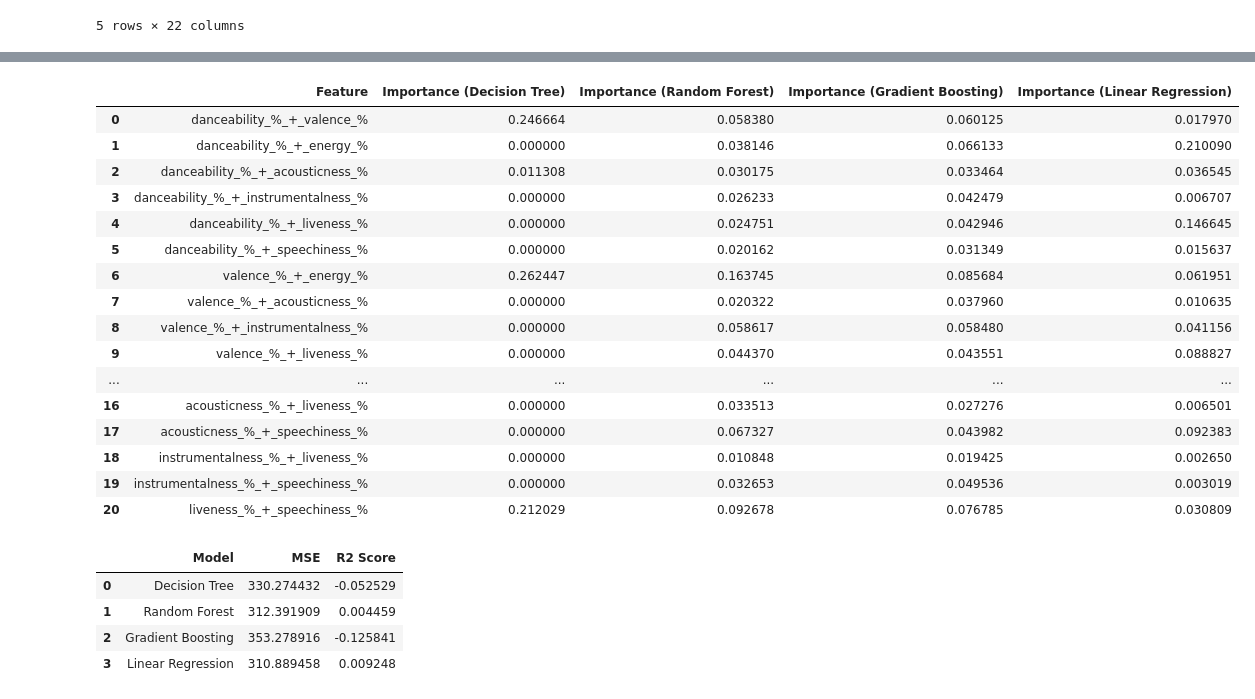
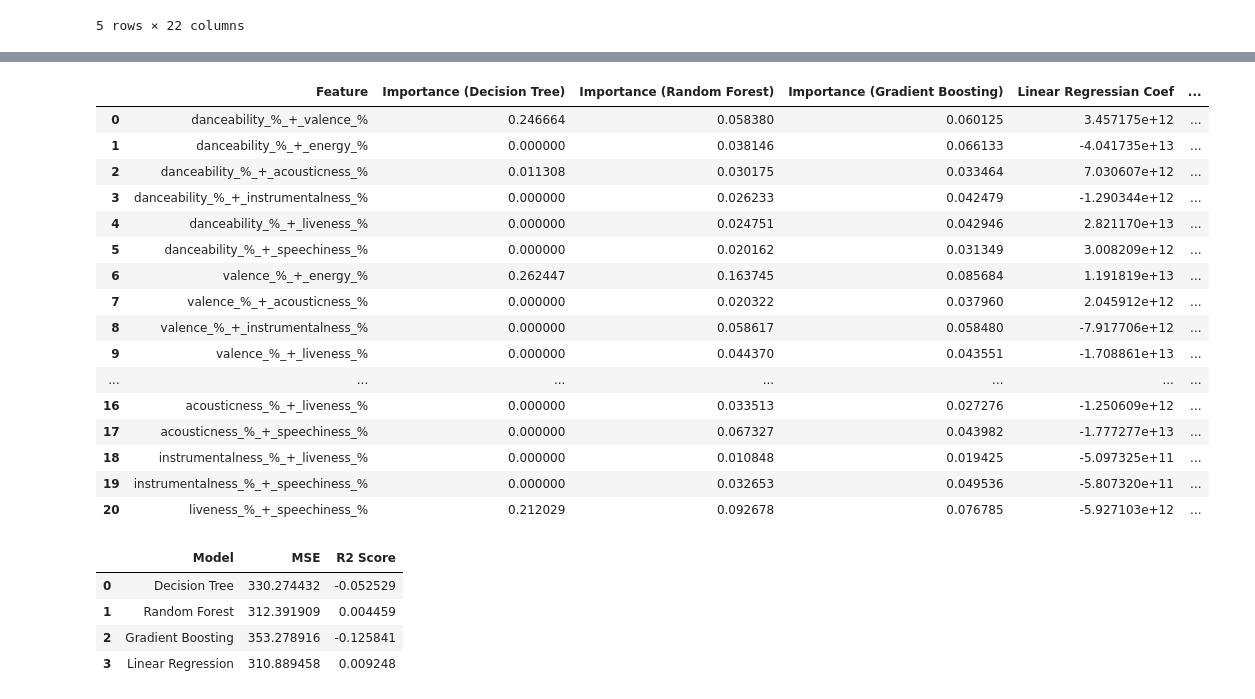
Before and after one commit to Starmam1717/Spotify, a Jupyter notebook: Spotify_notebook.ipynb, the cells around one changed output, grey strips where cells are left out. Drawn from its saved outputs; the diff is of its cells as text; code cells hidden in the pictures.

```diff
--- a/Spotify_notebook.ipynb
+++ b/Spotify_notebook.ipynb
@@ -279,6 +280,8 @@ X_train, X_test, y_train, y_test = train_test_split(X, y, test_size=0.3, random_
 # %%
 mse_list = []
 r2_list = []
+r2_adjusted = []
+means = []
 
 #Looping Through Key BPm and Mode seperatily
 for feature in features:
@@ -299,16 +302,23 @@ for feature in features:
 
     mse_feature = mean_squared_error(y_test_feature, y_pred_feature)
     r2_feature = r2_score(y_test_feature, y_pred_feature)
+    adjusted_r2 = 1 - (1 - r2_feature)*(len(y) -1)/(len(y) - X_feature.shape[1] -1 -1)
+
+    mean = np.mean(X_feature)
+    means.append(mean)
 
     # Append results to lists
     mse_list.append(mse_feature)
     r2_list.append(r2_feature)
+    r2_adjusted.append(adjusted_r2)
 
 
 results_linear_regresion_for_key_bpm_mode_seperatly = pd.DataFrame({
     'Feature': features,
     'MSE': mse_list,
-    'R2 Score': r2_list
+    'R2 Score': r2_list,
+    'Adjusted R2 Score': r2_adjusted,
+    'Means': means
 })
 results_linear_regresion_for_key_bpm_mode_seperatly
 # %% [output]
@@ -684,8 +919,13 @@ features_eng
 means = []
 coef = []
 mse = []
+r2 = []
 
+#To test features success in range of percentages
+pred_results_eng = []
 
+percentage_importances = [(0,20),(20,40),(40,60),(60,80),(80,100)]
+average_percentage = [(low + high)/2 for low, high in percentage_importances]
 
 
 fig, axes = plt.subplots(2, 21, figsize=(100, 15 ))
@@ -705,6 +945,23 @@ for i, column in enumerate(features_eng):
 
     # Predict the target variable for the testing data
     y_pred_feature = model_feature.predict(X_test_feature)
+
+    mse_val = mean_squared_error(y_test_feature, y_pred_feature)
+    re_val = r2_score(y_test_feature, y_pred_feature)
+
+    mse.append(mse_val)
+    r2.append(re_val)
+
+    for j, percentage in enumerate(average_percentage):
+        average_percentage_df = pd.DataFrame({column: [percentage]})
+        prediction = model_feature.predict(average_percentage_df)
+        pred_results_eng.append({
+        'Feature': column,
+        'Percentage Range': f"{percentage_importances[j][0]}-{percentage_importances[j][1]}",
+        'Predicted Success': prediction[0]
+    })
+
+
 
     # Linear regresion and data plots
     axes[0,i].scatter(X_test_feature, y_test_feature, color='blue', label='Actual data')
@@ -749,10 +1006,12 @@ results_mean_coef_feature_eng = pd.DataFrame({
 
     'Feature': features_eng,
     'Means': means,
-    'Coefficients': coef
+    'Coefficients': coef,
+    'R2': r2,
+    'MSE': mse
 })
 
 
-results_mean_coef
+results_mean_coef_feature_eng
 # %% [output]
 [figure]
@@ -812,43 +1100,44 @@ feature_importances_lin = model_lin.coef_
 # %%
 # DataFrame for feature importances
 feature_names = features_eng
 
 
 feature_importances_dict = {
     'Feature': feature_names,
     'Importance (Decision Tree)': feature_importances_dt,
     'Importance (Random Forest)': feature_importances_rf,
-    'Importance (Gradient Boosting)': feature_importances_gb
+    'Importance (Gradient Boosting)': feature_importances_gb,
+    'Linear Regressian Coef': feature_importances_lin
 }
 
 
 coef_sum = sum(abs(feature_importances_lin))
 normalized_coefs = [abs(coef) / coef_sum for coef in feature_importances_lin]
 feature_importances_dict['Importance (Linear Regression)'] = normalized_coefs
 
 results_importances_feature_eng = pd.DataFrame(feature_importances_dict)
 
 
 
 results_importances_feature_eng
 # %% [output]
-|  | Feature | Importance (Decision Tree) | Importance (Random Forest) | Importance (Gradient Boosting) | Importance (Linear Regression) |
-| 0 | danceability_%_+_valence_% | 0.246664 | 0.058380 | 0.060125 | 0.017970 |
-| 1 | danceability_%_+_energy_% | 0.000000 | 0.038146 | 0.066133 | 0.210090 |
-| 2 | danceability_%_+_acousticness_% | 0.011308 | 0.030175 | 0.033464 | 0.036545 |
-| 3 | danceability_%_+_instrumentalness_% | 0.000000 | 0.026233 | 0.042479 | 0.006707 |
-| 4 | danceability_%_+_liveness_% | 0.000000 | 0.024751 | 0.042946 | 0.146645 |
-| 5 | danceability_%_+_speechiness_% | 0.000000 | 0.020162 | 0.031349 | 0.015637 |
-| 6 | valence_%_+_energy_% | 0.262447 | 0.163745 | 0.085684 | 0.061951 |
-| 7 | valence_%_+_acousticness_% | 0.000000 | 0.020322 | 0.037960 | 0.010635 |
-| 8 | valence_%_+_instrumentalness_% | 0.000000 | 0.058617 | 0.058480 | 0.041156 |
-| 9 | valence_%_+_liveness_% | 0.000000 | 0.044370 | 0.043551 | 0.088827 |
-| ... | ... | ... | ... | ... | ... |
-| 16 | acousticness_%_+_liveness_% | 0.000000 | 0.033513 | 0.027276 | 0.006501 |
-| 17 | acousticness_%_+_speechiness_% | 0.000000 | 0.067327 | 0.043982 | 0.092383 |
-| 18 | instrumentalness_%_+_liveness_% | 0.000000 | 0.010848 | 0.019425 | 0.002650 |
-| 19 | instrumentalness_%_+_speechiness_% | 0.000000 | 0.032653 | 0.049536 | 0.003019 |
-| 20 | liveness_%_+_speechiness_% | 0.212029 | 0.092678 | 0.076785 | 0.030809 |
+|  | Feature | Importance (Decision Tree) | Importance (Random Forest) | Importance (Gradient Boosting) | Linear Regressian Coef | ... |
+| 0 | danceability_%_+_valence_% | 0.246664 | 0.058380 | 0.060125 | 3.457175e+12 | ... |
+| 1 | danceability_%_+_energy_% | 0.000000 | 0.038146 | 0.066133 | -4.041735e+13 | ... |
+| 2 | danceability_%_+_acousticness_% | 0.011308 | 0.030175 | 0.033464 | 7.030607e+12 | ... |
+| 3 | danceability_%_+_instrumentalness_% | 0.000000 | 0.026233 | 0.042479 | -1.290344e+12 | ... |
+| 4 | danceability_%_+_liveness_% | 0.000000 | 0.024751 | 0.042946 | 2.821170e+13 | ... |
+| 5 | danceability_%_+_speechiness_% | 0.000000 | 0.020162 | 0.031349 | 3.008209e+12 | ... |
+| 6 | valence_%_+_energy_% | 0.262447 | 0.163745 | 0.085684 | 1.191819e+13 | ... |
+| 7 | valence_%_+_acousticness_% | 0.000000 | 0.020322 | 0.037960 | 2.045912e+12 | ... |
+| 8 | valence_%_+_instrumentalness_% | 0.000000 | 0.058617 | 0.058480 | -7.917706e+12 | ... |
+| 9 | valence_%_+_liveness_% | 0.000000 | 0.044370 | 0.043551 | -1.708861e+13 | ... |
+| ... | ... | ... | ... | ... | ... | ... |
+| 16 | acousticness_%_+_liveness_% | 0.000000 | 0.033513 | 0.027276 | -1.250609e+12 | ... |
+| 17 | acousticness_%_+_speechiness_% | 0.000000 | 0.067327 | 0.043982 | -1.777277e+13 | ... |
+| 18 | instrumentalness_%_+_liveness_% | 0.000000 | 0.010848 | 0.019425 | -5.097325e+11 | ... |
+| 19 | instrumentalness_%_+_speechiness_% | 0.000000 | 0.032653 | 0.049536 | -5.807320e+11 | ... |
+| 20 | liveness_%_+_speechiness_% | 0.212029 | 0.092678 | 0.076785 | -5.927103e+12 | ... |
 # %%
 results_metrics_feature_eng= pd.DataFrame({
     'Model': ['Decision Tree', 'Random Forest', 'Gradient Boosting', 'Linear Regression'],
```
Also changed, not shown: parts of 16 cells of this notebook.
